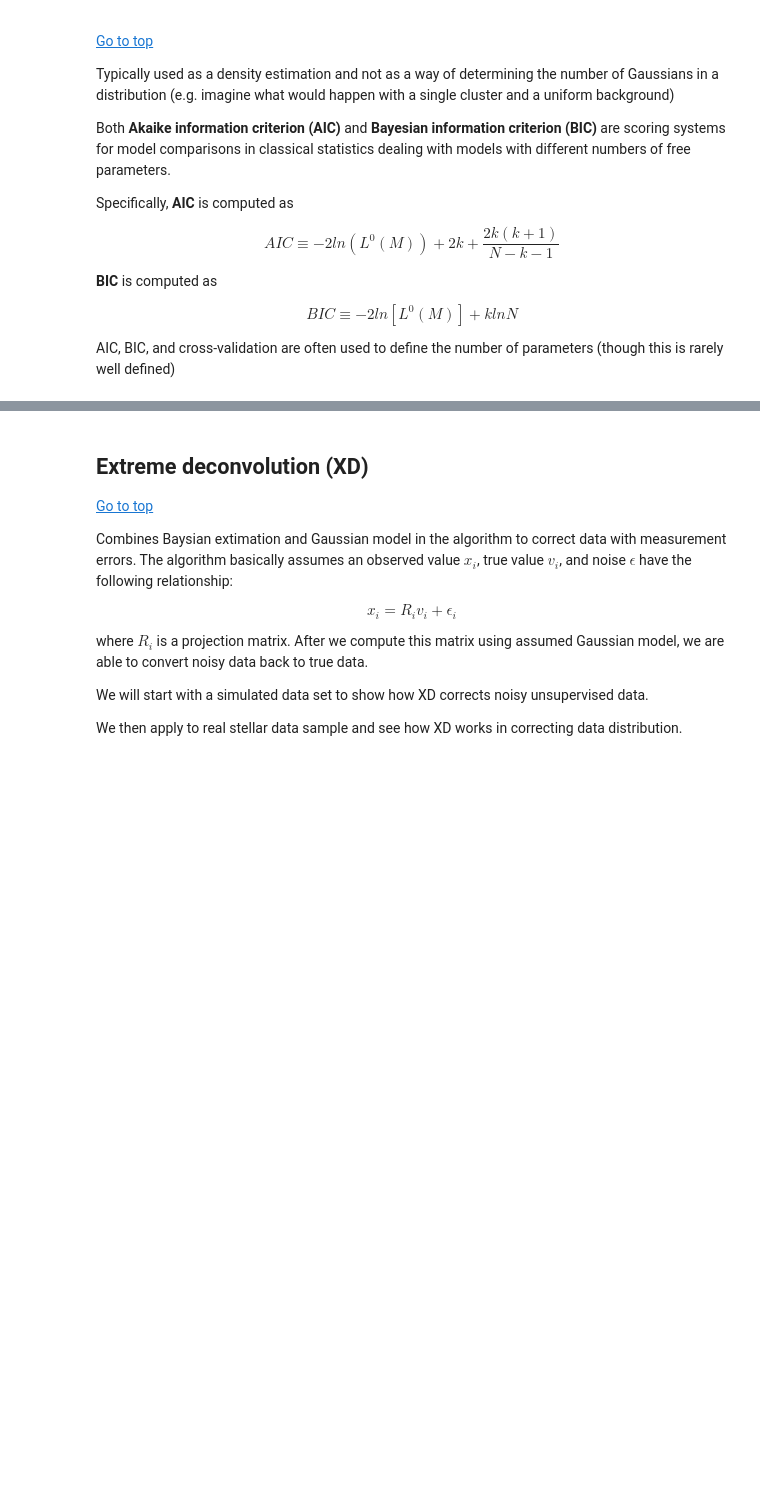
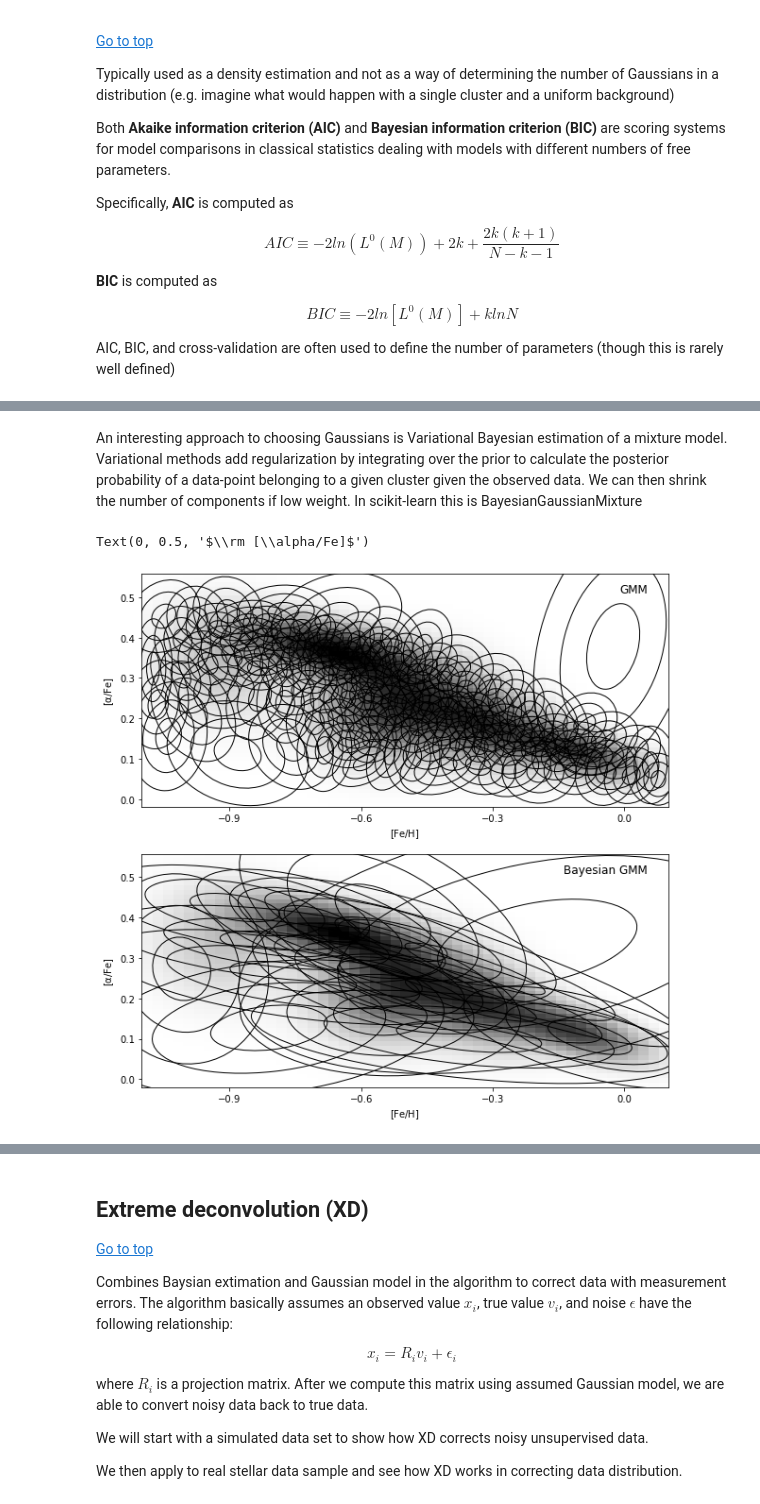
Before and after one commit to uw-astro/astr-598a-spr24, a Jupyter notebook: lectures/Lecture7-density-estimation.ipynb, the cells around one changed output, grey strips where cells are left out. Cells and saved outputs as stored; diff of their text form; code cells hidden in the pictures; blank space fills up the shorter version.

```diff
--- a/lectures/Lecture7-density-estimation.ipynb
+++ b/lectures/Lecture7-density-estimation.ipynb
@@ -264,3 +265,82 @@ plt.show()
+# %% [markdown]
+An interesting approach to choosing Gaussians is Variational Bayesian estimation of a mixture model. Variational methods add regularization by integrating over the prior to calculate the
+posterior probability of a data-point belonging to a given cluster given the observed data. We can then shrink the number of components if low weight. In scikit-learn this is BayesianGaussianMixture
+# %%
+#------------------------------------------------------------
+# Get the Segue Stellar Parameters Pipeline data
+data = fetch_sdss_sspp(cleaned=True)
+X = np.vstack([data['FeH'], data['alphFe']]).T
+
+# truncate dataset for speed
+X = X[::5]
+
+#------------------------------------------------------------
+# Compute GMM models & AIC/BIC
+
+#start with a ridicoulous number
+N=100
+modelGMM = GaussianMixture(N, max_iter=500).fit(X)
+
+modelBGMM = BayesianGaussianMixture(n_components=N, max_iter=500).fit(X)
+
+fig = plt.figure(figsize=(10, 10))
+
+#GMM approach
+ax = fig.add_subplot(211)
+ax.imshow(np.exp(log_dens),
+          origin='lower', interpolation='nearest', aspect='auto',
+          extent=[FeH_bins[0], FeH_bins[-1],
+                  alphFe_bins[0], alphFe_bins[-1]],
+          cmap=plt.cm.binary)
+
+for i in range(modelGMM.n_components):
+    mean = modelGMM.means_[i]
+    cov = modelGMM.covariances_[i]
+    if cov.ndim == 1:
+        cov = np.diag(cov)
+    draw_ellipse(mean, cov, ax=ax, fc='none', ec='k', zorder=2)
+
+ax.text(0.96, 0.96, "GMM", fontsize=12,
+        va='top', ha='right', transform=ax.transAxes)
+
+ax.set_xlim(-1.101, 0.101)
+ax.set_ylim(alphFe_bins[0], alphFe_bins[-1])
+ax.xaxis.set_major_locator(plt.MultipleLocator(0.3))
+ax.set_xlabel(r'$\rm [Fe/H]$')
+ax.set_ylabel(r'$\rm [\alpha/Fe]$')
+
+
+#BGMM approach
+pred = modelBGMM.predict(X)
+
+ax = fig.add_subplot(212)
+ax.imshow(np.exp(log_dens),
+          origin='lower', interpolation='nearest', aspect='auto',
+          extent=[FeH_bins[0], FeH_bins[-1],
+                  alphFe_bins[0], alphFe_bins[-1]],
+          cmap=plt.cm.binary)
+
+for i in range(modelBGMM.n_components):
+    mean = modelBGMM.means_[i]
+    cov = modelBGMM.covariances_[i]
+    # remove component if no data points contribute to it
+    if not np.any(pred == i):
+            continue
+    if cov.ndim == 1:
+        cov = np.diag(cov)
+    draw_ellipse(mean, cov, ax=ax, fc='none', ec='k', zorder=2)
+
+ax.text(0.96, 0.96, "Bayesian GMM", fontsize=12,
+        va='top', ha='right', transform=ax.transAxes)
+
+ax.set_xlim(-1.101, 0.101)
+ax.set_ylim(alphFe_bins[0], alphFe_bins[-1])
+ax.xaxis.set_major_locator(plt.MultipleLocator(0.3))
+ax.set_xlabel(r'$\rm [Fe/H]$')
+ax.set_ylabel(r'$\rm [\alpha/Fe]$')
+# %% [output]
+Text(0, 0.5, '$\\rm [\\alpha/Fe]$')
+[figure, added]
 # %% [markdown]
 #### Exercise: clustering of orbital data for asteroids
 
```
Also changed, not shown: parts of 18 cells of this notebook.
